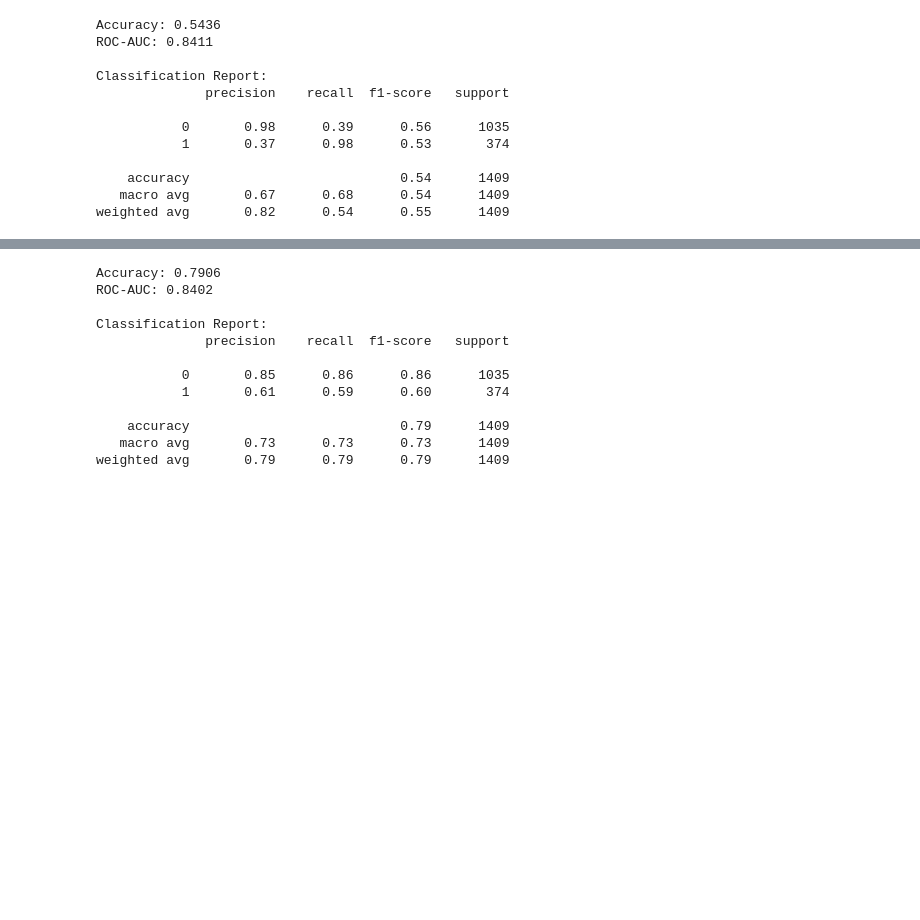
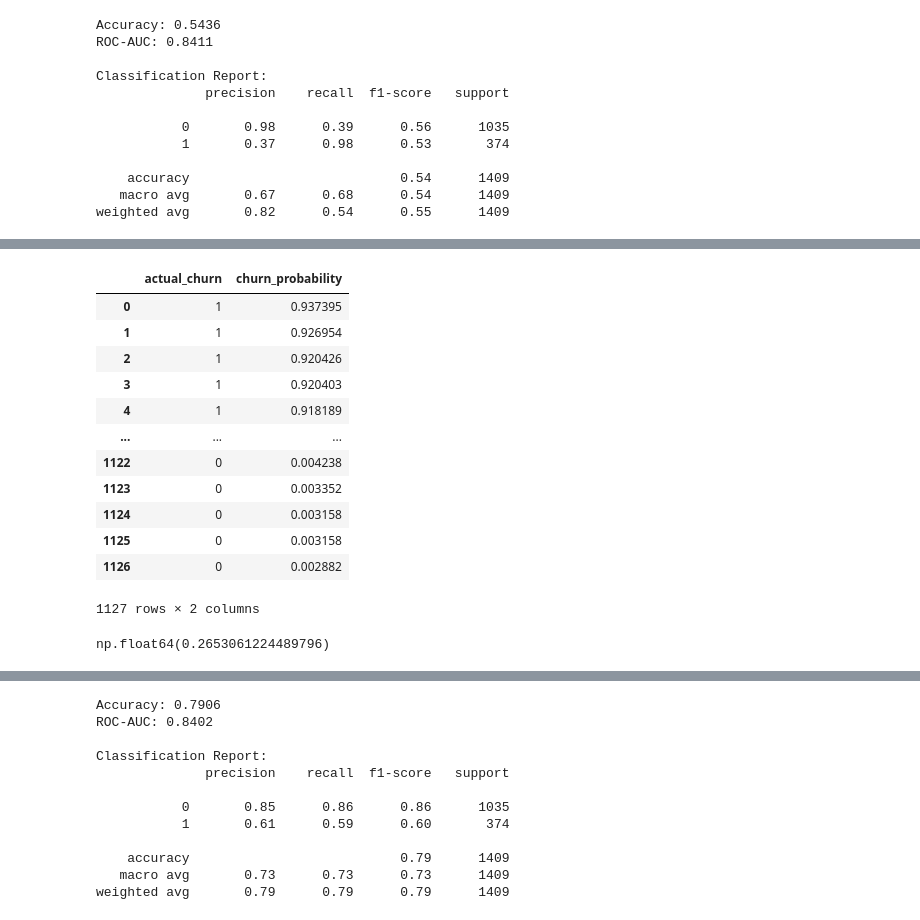
Before and after one commit to MotazHisham/telco-churn, a Jupyter notebook: notebooks/05_model_training.ipynb, the cells around one changed output, grey strips where cells are left out. Drawn from its saved outputs; the diff is of its cells as text; code cells hidden in the pictures; blank space fills up the shorter version.

```diff
--- a/notebooks/05_model_training.ipynb
+++ b/notebooks/05_model_training.ipynb
@@ -312,0 +340,27 @@ weighted avg       0.82      0.54      0.55      1409
+# %%
+# 4. Sort from highest to lowest probability
+results_val = results_val.sort_values(
+    "churn_probability",
+    ascending=False
+).reset_index(drop=True)
+results_val
+# %% [output]
+|  | actual_churn | churn_probability |
+| 0 | 1 | 0.937395 |
+| 1 | 1 | 0.926954 |
+| 2 | 1 | 0.920426 |
+| 3 | 1 | 0.920403 |
+| 4 | 1 | 0.918189 |
+| ... | ... | ... |
+| 1122 | 0 | 0.004238 |
+| 1123 | 0 | 0.003352 |
+| 1124 | 0 | 0.003158 |
+| 1125 | 0 | 0.003158 |
+| 1126 | 0 | 0.002882 |
+1127 rows × 2 columns
+# %%
+# 5. Calculate the overall churn rate
+baseline_churn_rate = results_val["actual_churn"].mean()
+baseline_churn_rate
+# %% [output]
+np.float64(0.2653061224489796)
```
Also changed, not shown: parts of 2 cells of this notebook.
